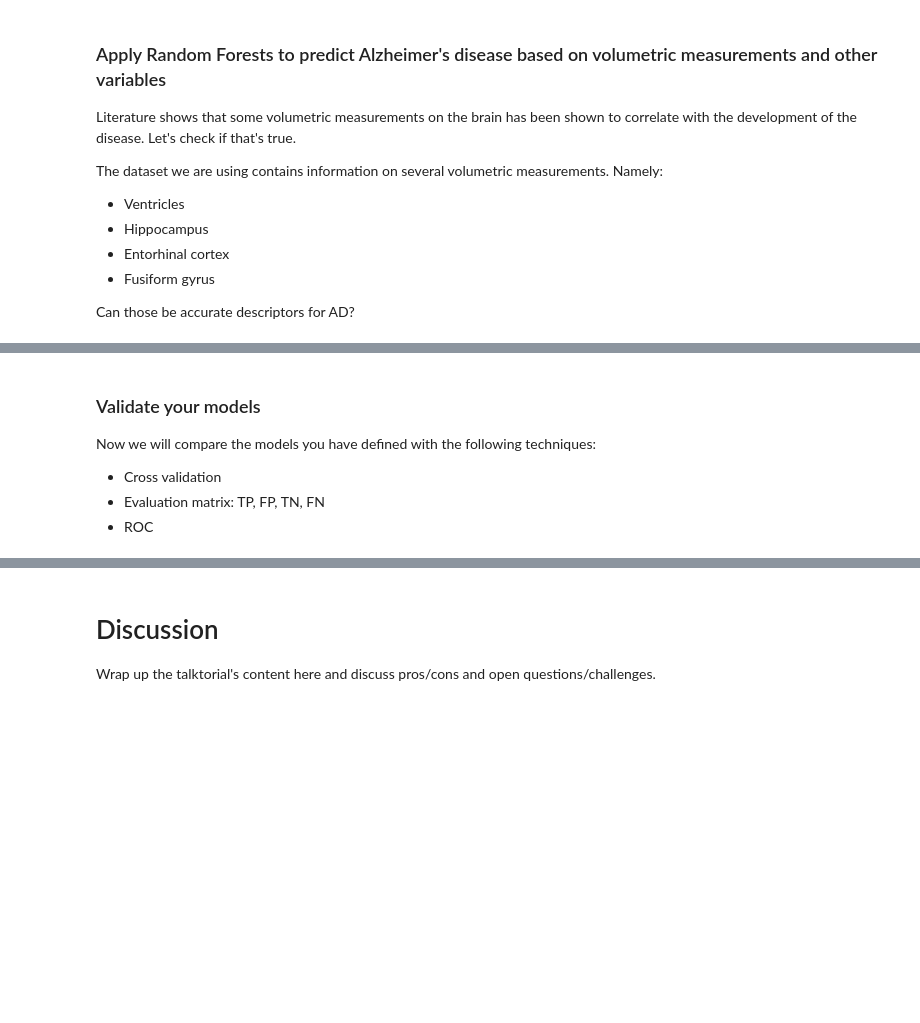
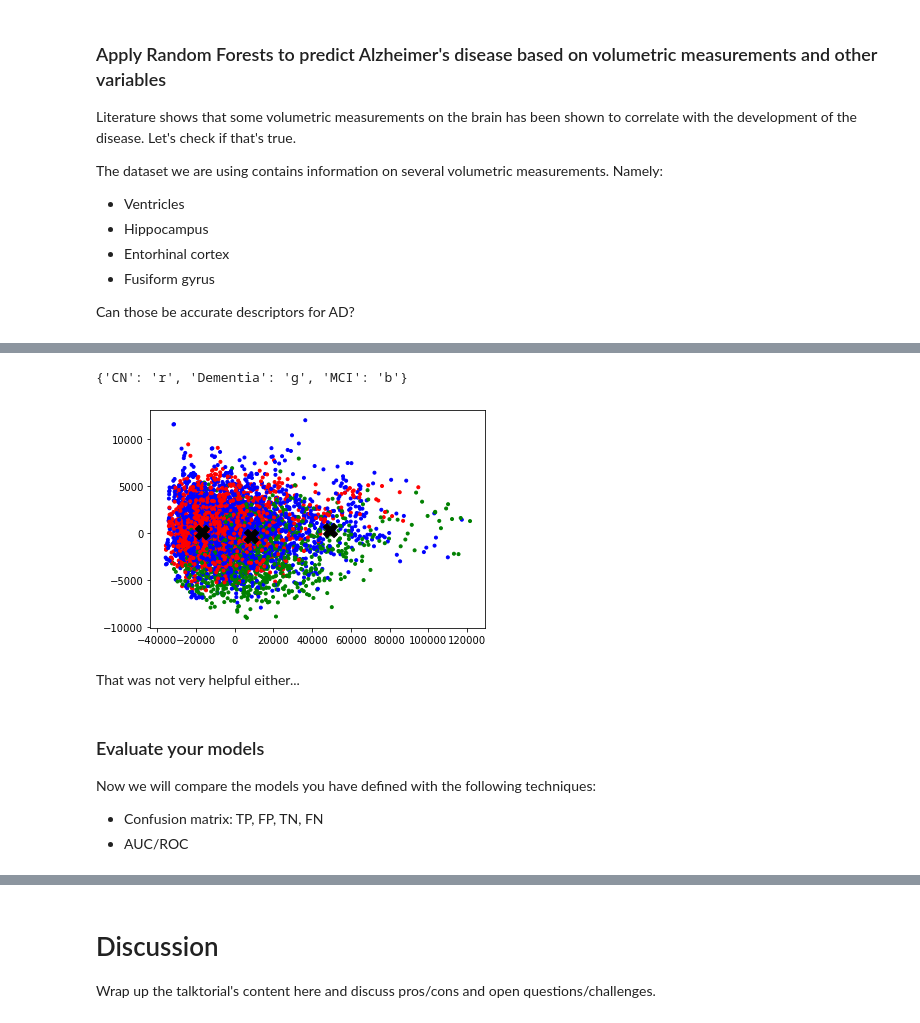
Before and after one commit to volkamerlab/ai_in_medicine, a Jupyter notebook: 04_machine-learning-and-scikit-learn.ipynb, the cells around one changed output, grey strips where cells are left out. Cells and saved outputs as stored; diff of their text form; code cells hidden in the pictures; blank space fills up the shorter version.

```diff
--- a/04_machine-learning-and-scikit-learn.ipynb
+++ b/04_machine-learning-and-scikit-learn.ipynb
@@ -193,8 +426,24 @@ Can those be accurate descriptors for AD?
+# %%
+from sklearn.cluster import KMeans
+kmeans = KMeans(n_clusters=len(kmeans_y.unique()))
+clustered_X = kmeans.fit_transform(reduced_X)
+# %%
+fig, ax = plt.subplots()
+colormap = {label: color for label, color in zip(kmeans_y.unique(), 'rgbyo')}
+colors = [colormap[label] for label in kmeans_y]
+ax.scatter(reduced_X[:, 0], reduced_X[:, 1], marker='.', c=colors)
+ax.scatter(kmeans.cluster_centers_[:, 0], kmeans.cluster_centers_[:, 1],
+           marker='X', s=200, color='black', zorder=10)
+print(colormap)
+# %% [output]
+{'CN': 'r', 'Dementia': 'g', 'MCI': 'b'}
+[figure, added]
+# %% [markdown]
+That was not very helpful either...
 # %% [markdown]
-### Validate your models
+### Evaluate your models
 
 Now we will compare the models you have defined with the following techniques:
 
-* Cross validation
-* Evaluation matrix: TP, FP, TN, FN
-* ROC
+- Confusion matrix: TP, FP, TN, FN
+- AUC/ROC
```
Also changed, not shown: parts of 37 cells of this notebook.
